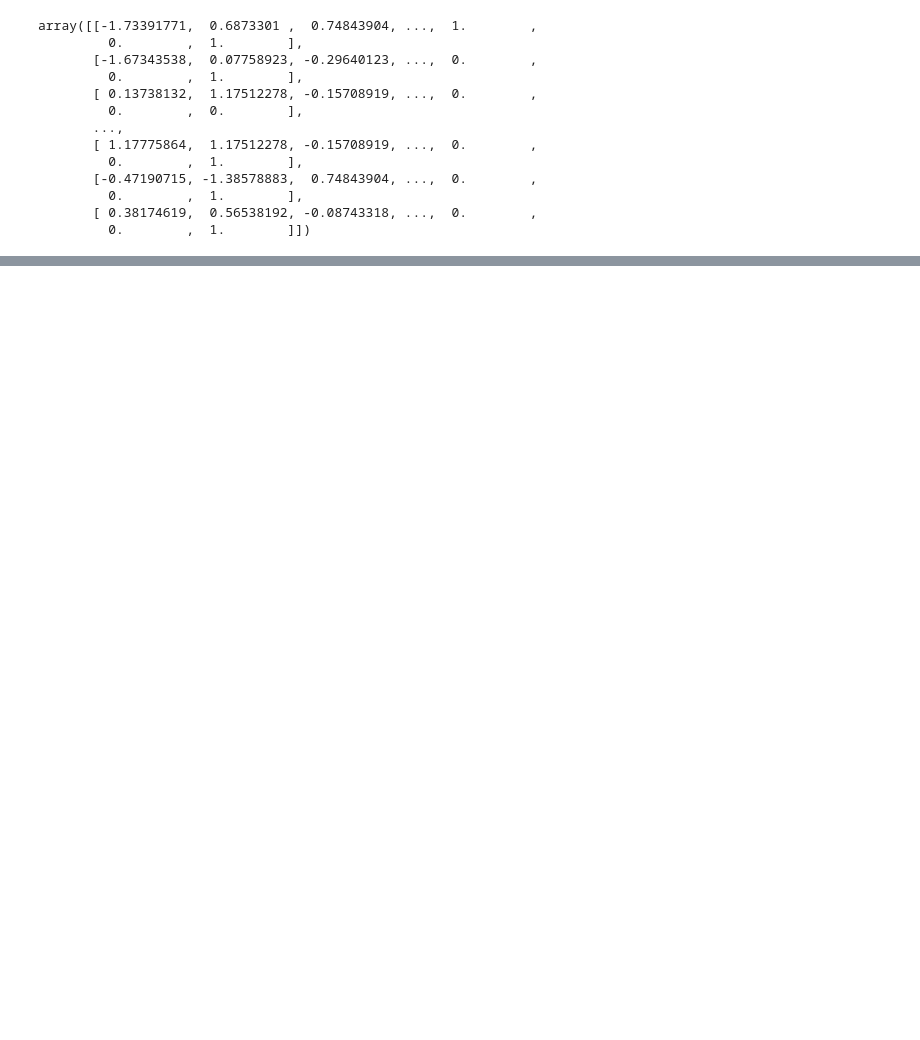
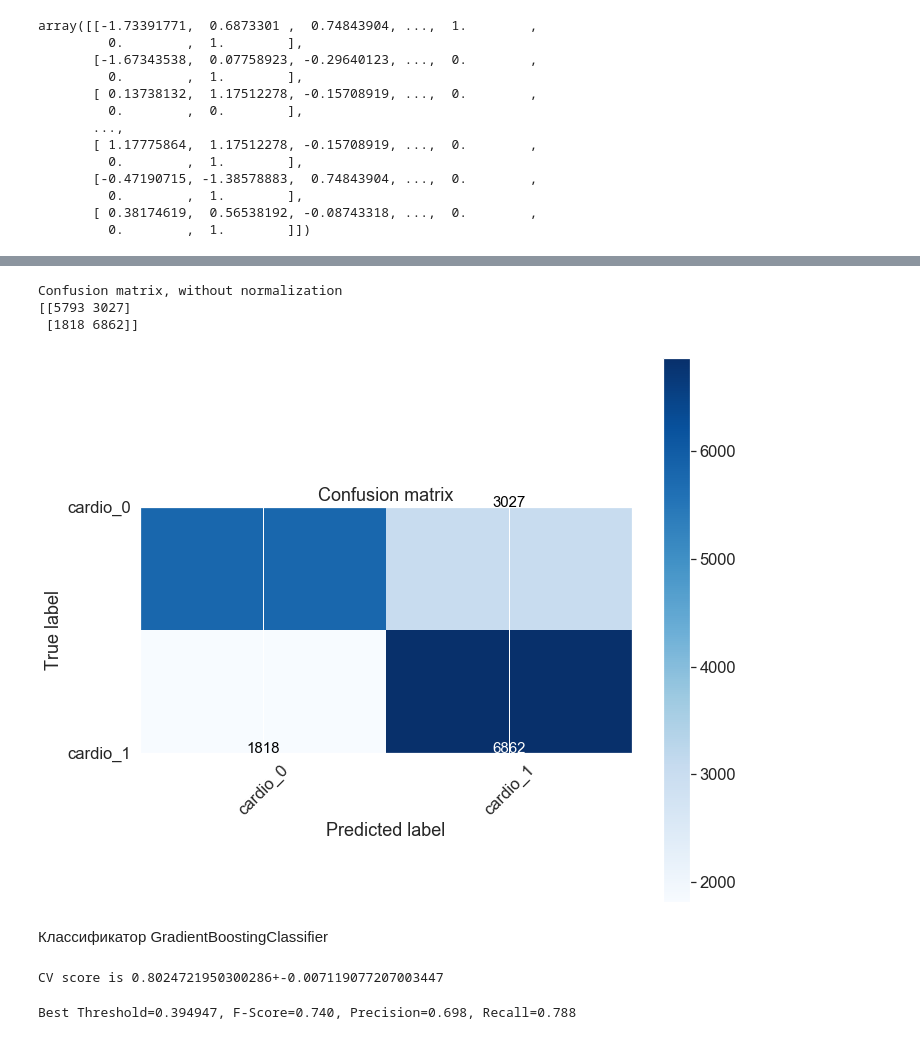
Before and after one commit to Natalia1807/ML_business, a Jupyter notebook: HW_3.ipynb, the cells around one changed output, grey strips where cells are left out. Saved outputs shown, nothing was run; the diff lists cells and outputs as text; code cells hidden in the pictures; blank space fills up the shorter version.

```diff
--- a/HW_3.ipynb
+++ b/HW_3.ipynb
@@ -736,0 +289,49 @@ p.s.В вопросе проще разобраться, если вспомни
+# %%
+font = {'size' : 15}
+
+plt.rc('font', **font)
+
+cnf_matrix = confusion_matrix(y_test, y_score>thresholds_1[ix])
+plt.figure(figsize=(10, 8))
+plot_confusion_matrix(cnf_matrix, classes=['cardio_0', 'cardio_1'],
+                      title='Confusion matrix')
+plt.savefig("conf_matrix.png")
+plt.show()
+# %% [output]
+Confusion matrix, without normalization
+[[5793 3027]
+ [1818 6862]]
+[figure, added]
+# %% [markdown]
+Классификатор GradientBoostingClassifier
+# %%
+from sklearn.ensemble import GradientBoostingClassifier
+GBС = Pipeline([
+    ('features', feats),
+    ('classifier', GradientBoostingClassifier(random_state = 42)),
+])
+
+
+#запустим кросс-валидацию
+cv_scores = cross_val_score(GBС, X_train, y_train, cv=16, scoring='roc_auc')
+cv_score = np.mean(cv_scores)
+cv_score_std = np.std(cv_scores)
+print('CV score is {}+-{}'.format(cv_score, cv_score_std))
+
+#обучим пайплайн на всем тренировочном датасете
+GBС.fit(X_train, y_train)
+y_score = GBС.predict_proba(X_test)[:, 1]
+# %% [output]
+CV score is 0.8024721950300286+-0.007119077207003447
+# %%
+b=1
+precision_2, recall_2, thresholds_2 = precision_recall_curve(y_test.values, y_score)
+fscore_2 = (1+b**2)*(precision_2 * recall_2) / (b**2*precision_2 + recall_2)
+# locate the index of the largest f score
+ix = np.argmax(fscore_2)
+print('Best Threshold=%f, F-Score=%.3f, Precision=%.3f, Recall=%.3f' % (thresholds_2[ix],
+                                                                        fscore_2[ix],
+                                                                        precision_2[ix],
+                                                                        recall_2[ix]))
+# %% [output]
+Best Threshold=0.394947, F-Score=0.740, Precision=0.698, Recall=0.788
```
Also changed, not shown: parts of 97 cells of this notebook.
